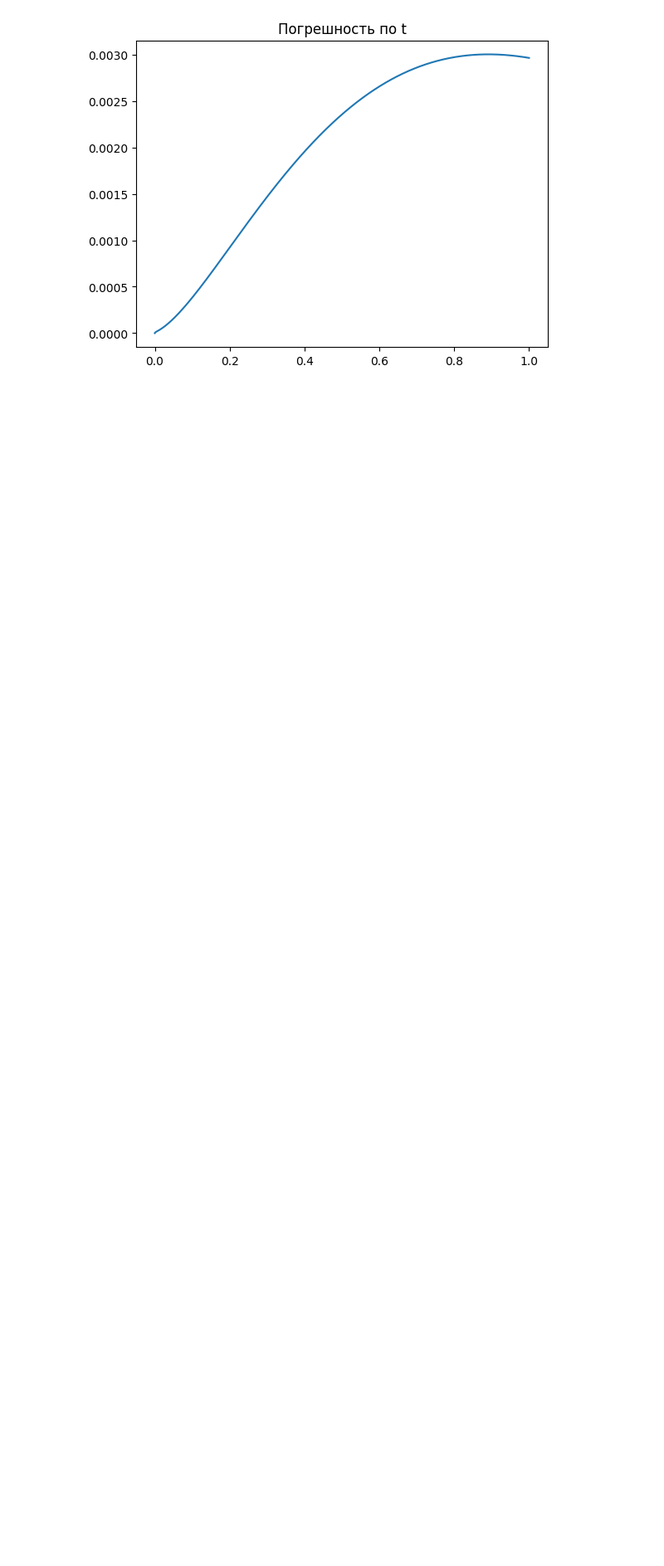
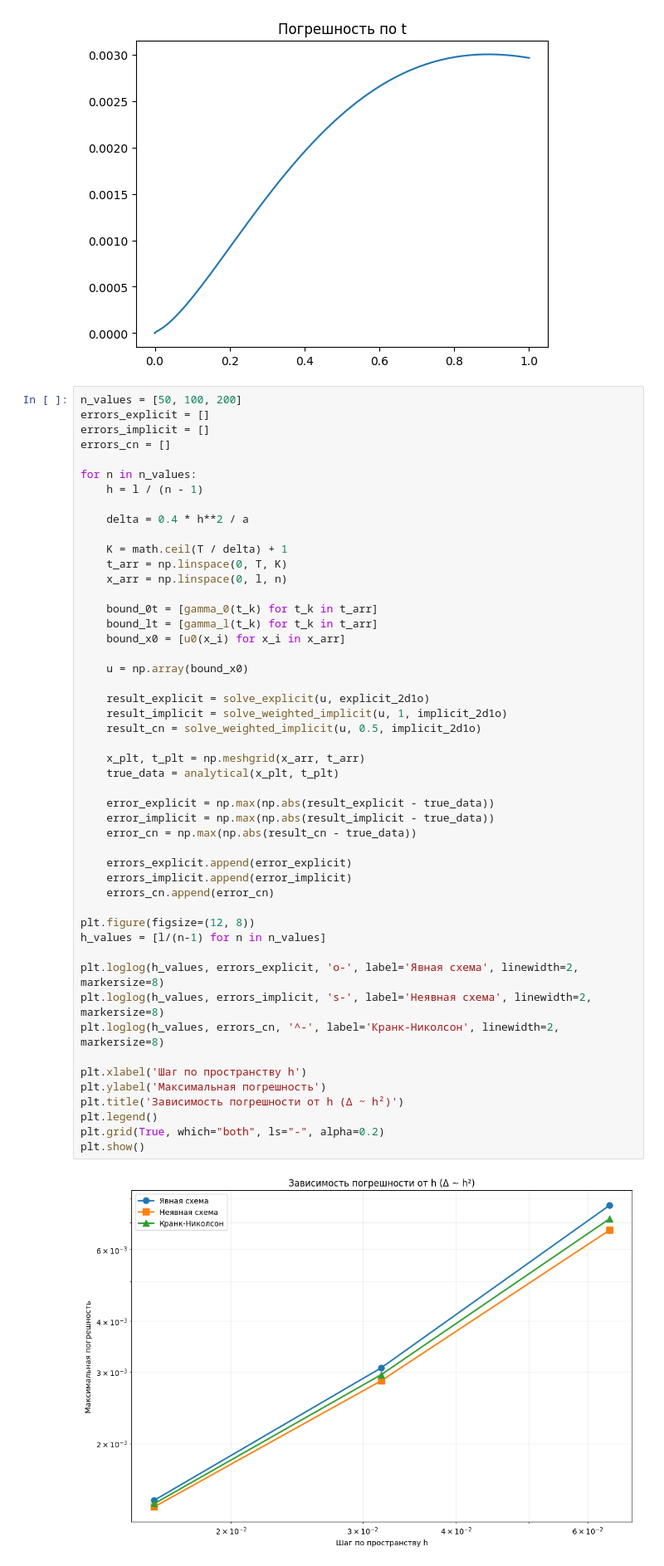
Before and after one commit to karseny99/4islaki, a Jupyter notebook: lab5/lab5.ipynb, the cells around one changed output. Shown at 83% size. Cells and saved outputs as stored; diff of their text form; blank space fills up the shorter version.

Commit message:
more graphics

```diff
--- a/lab5/lab5.ipynb
+++ b/lab5/lab5.ipynb
@@ -248,3 +248,54 @@ plt.plot(t, np.max(err, axis = 1))
 plt.show()
 # %% [output]
 [figure]
+# %%
+n_values = [50, 100, 200]
+errors_explicit = []
+errors_implicit = []
+errors_cn = []
+
+for n in n_values:
+    h = l / (n - 1)
+
+    delta = 0.4 * h**2 / a
+
+    K = math.ceil(T / delta) + 1
+    t_arr = np.linspace(0, T, K)
+    x_arr = np.linspace(0, l, n)
+
+    bound_0t = [gamma_0(t_k) for t_k in t_arr]
+    bound_lt = [gamma_l(t_k) for t_k in t_arr]
+    bound_x0 = [u0(x_i) for x_i in x_arr]
+
+    u = np.array(bound_x0)
+
+    result_explicit = solve_explicit(u, explicit_2d1o)
+    result_implicit = solve_weighted_implicit(u, 1, implicit_2d1o)
+    result_cn = solve_weighted_implicit(u, 0.5, implicit_2d1o)
+
+    x_plt, t_plt = np.meshgrid(x_arr, t_arr)
+    true_data = analytical(x_plt, t_plt)
+
+    error_explicit = np.max(np.abs(result_explicit - true_data))
+    error_implicit = np.max(np.abs(result_implicit - true_data))
+    error_cn = np.max(np.abs(result_cn - true_data))
+
+    errors_explicit.append(error_explicit)
+    errors_implicit.append(error_implicit)
+    errors_cn.append(error_cn)
+
+plt.figure(figsize=(12, 8))
+h_values = [l/(n-1) for n in n_values]
+
+plt.loglog(h_values, errors_explicit, 'o-', label='Явная схема', linewidth=2, markersize=8)
+plt.loglog(h_values, errors_implicit, 's-', label='Неявная схема', linewidth=2, markersize=8)
+plt.loglog(h_values, errors_cn, '^-', label='Кранк-Николсон', linewidth=2, markersize=8)
+
+plt.xlabel('Шаг по пространству h')
+plt.ylabel('Максимальная погрешность')
+plt.title('Зависимость погрешности от h (Δ ~ h²)')
+plt.legend()
+plt.grid(True, which="both", ls="-", alpha=0.2)
+plt.show()
+# %% [output]
+[figure, added]
```
Also changed, not shown: parts of 1 cell of this notebook.
